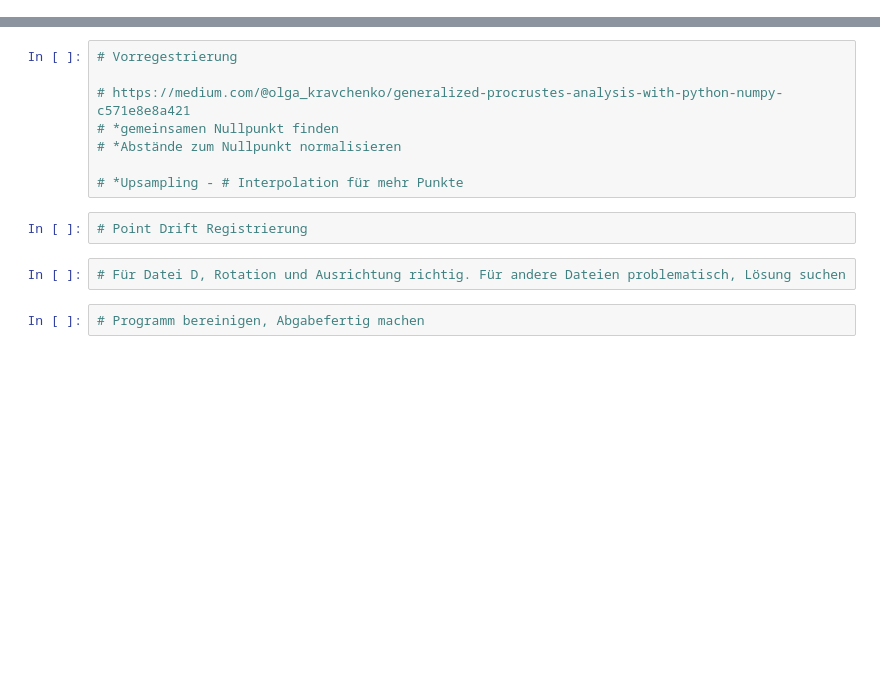
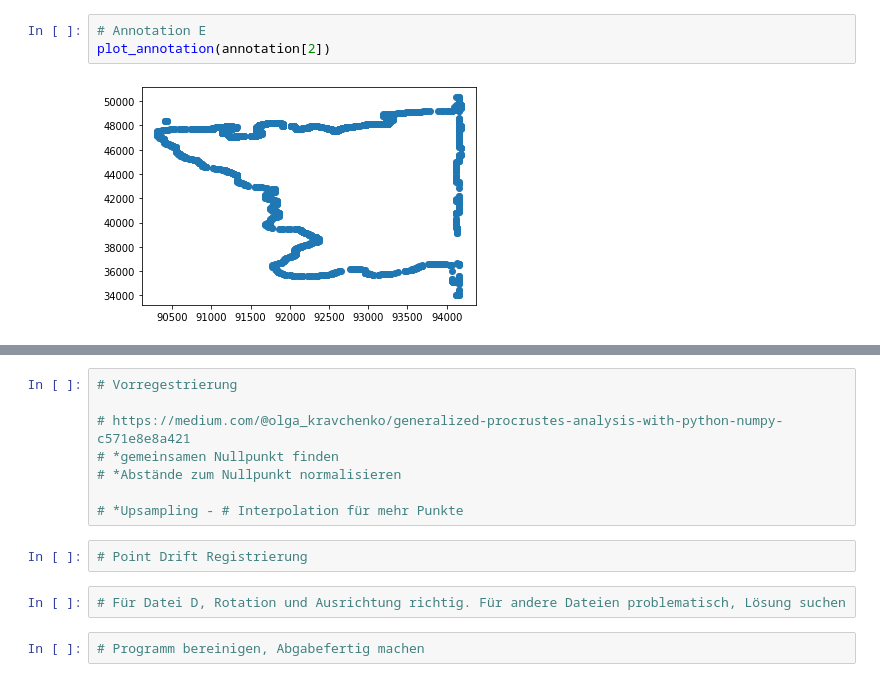
Before and after one commit to AlexHTW/mpi_beleg_4, a Jupyter notebook: registration.ipynb, the cells around one changed output, grey strips where cells are left out. Drawn from its saved outputs; the diff is of its cells as text; blank space fills up the shorter version.

```diff
--- a/registration.ipynb
+++ b/registration.ipynb
@@ -38,0 +47,5 @@ plt.scatter(x_anno,y_anno)
+# %%
+# Annotation E
+plot_annotation(annotation[2])
+# %% [output]
+[figure, added]
```
Also changed, not shown: parts of 19 cells of this notebook, 3 other files.
